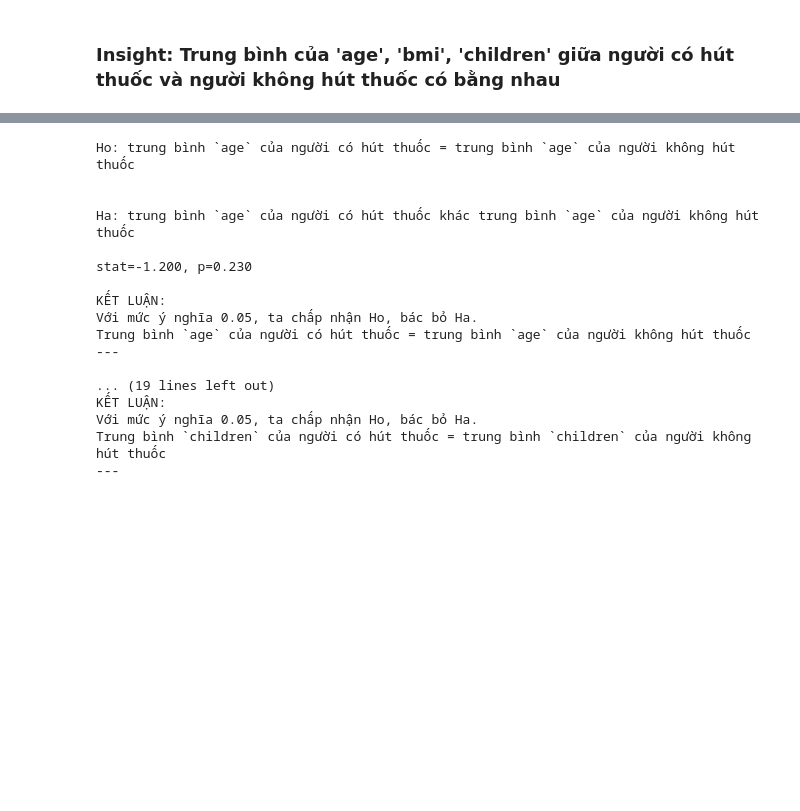
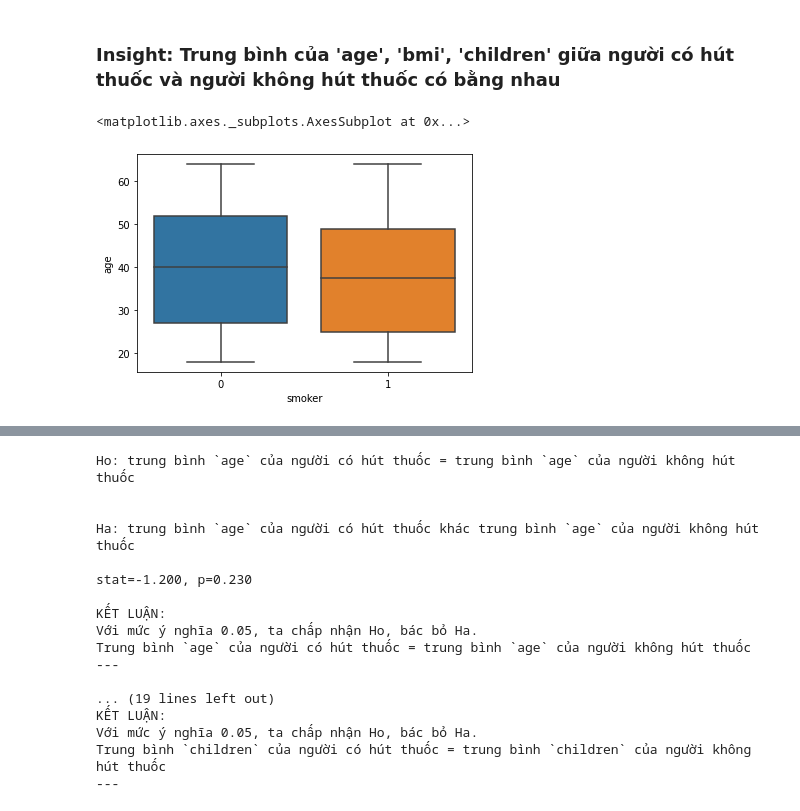
Before and after one commit to nguyenkhangme/charges_regression_analysis, a Jupyter notebook: Main.ipynb, the cells around one changed output, grey strips where cells are left out. Saved outputs shown, nothing was run; the diff lists cells and outputs as text; code cells hidden in the pictures; blank space fills up the shorter version.

Commit message:
* Add plot z-test

```diff
--- a/Main.ipynb
+++ b/Main.ipynb
@@ -665,3 +665,8 @@ Vậy bác bỏ ${H_A}$ với mức ý nghĩa 0.05, chấp nhận ${H_0}$
 </br>
 # %% [markdown]
 ### Insight: Trung bình của 'age', 'bmi', 'children' giữa người có hút thuốc và người không hút thuốc có bằng nhau
+# %%
+sns.boxplot(data=insight_df, x='smoker', y='age')
+# %% [output]
+<matplotlib.axes._subplots.AxesSubplot at 0x...>
+[figure, added]
```
Also changed, not shown: parts of 2 cells of this notebook.
